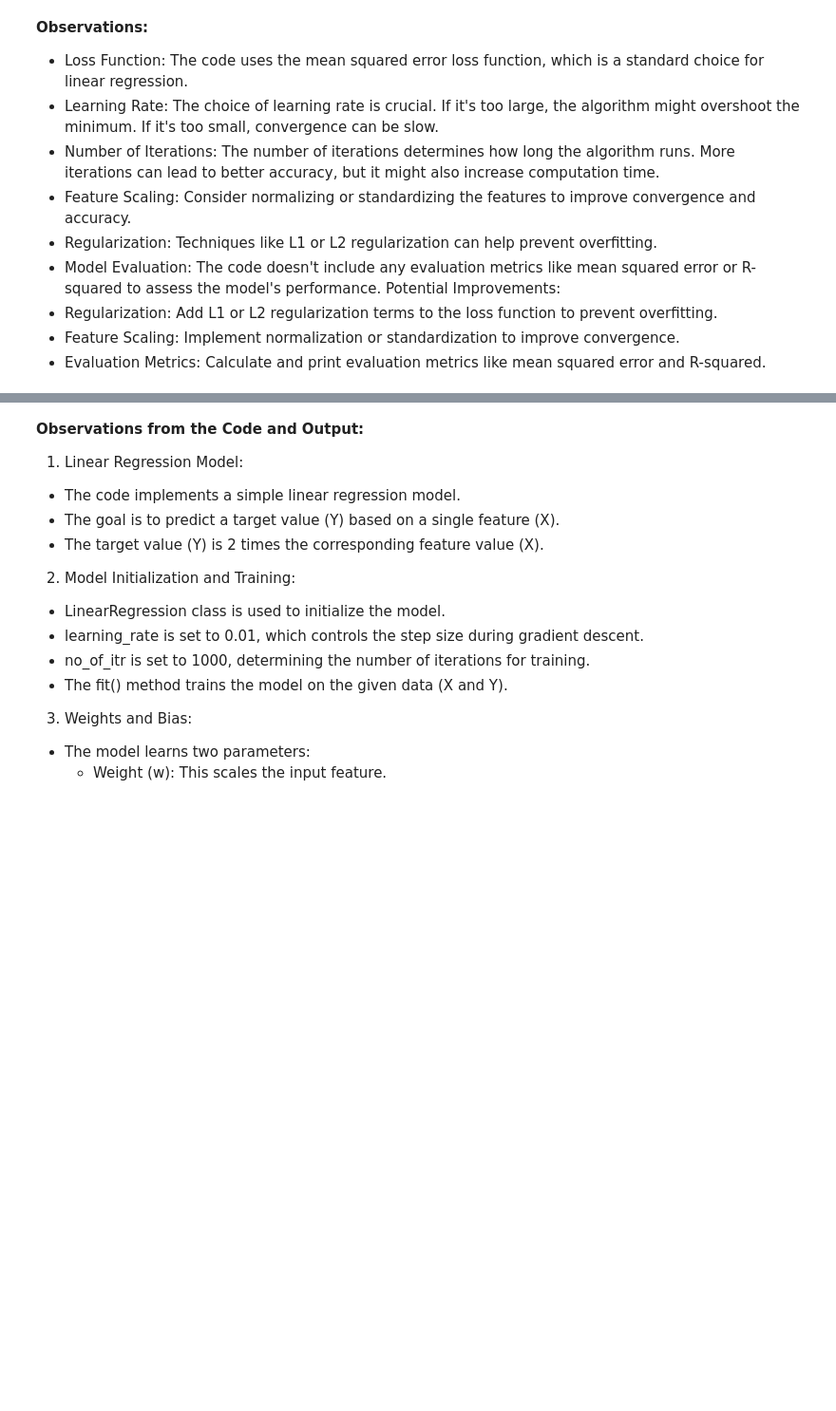
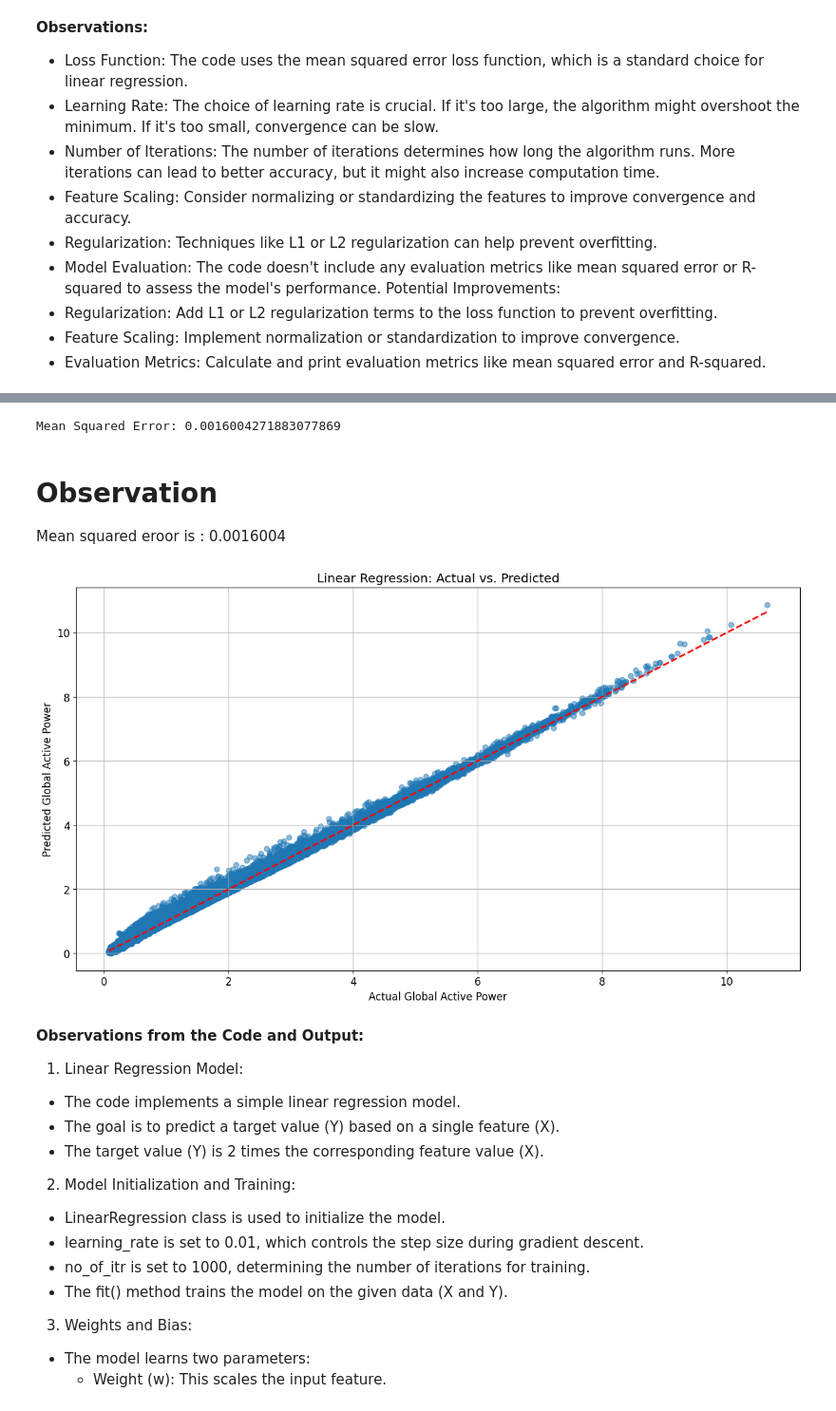
Before and after one commit to kolllurisiripavan/kolllurisiripavan, a Jupyter notebook: siripavan_ecp.ipynb, the cells around one changed output, grey strips where cells are left out. Shown at 95% size. Saved outputs shown, nothing was run; the diff lists cells and outputs as text; code cells hidden in the pictures; blank space fills up the shorter version.

```diff
--- a/siripavan_ecp.ipynb
+++ b/siripavan_ecp.ipynb
@@ -850,3 +708,48 @@ Results: RSS=0.056, Intercept=0.060, Coefficients=0.980
+# %%
+X = df.drop(['Global_active_power', 'Date', 'Time'], axis=1)
+y = df['Global_active_power']
+
+# Split data into training and testing sets
+X_train, X_test, y_train, y_test = train_test_split(X, y, test_size=0.2, random_state=42)
+
+# Convert categorical features to numerical using one-hot encoding
+X_train = pd.get_dummies(X_train)
+X_test = pd.get_dummies(X_test)
+
+# Align columns in case of discrepancies between train and test sets
+X_train, X_test = X_train.align(X_test, join='left', axis=1, fill_value=0)
+
+# Create and train the Linear Regression model
+model = LinearRegression()
+model.fit(X_train, y_train)
+
+# Make predictions on the test set
+y_pred = model.predict(X_test)
+
+# Evaluate the model
+mse = mean_squared_error(y_test, y_pred)
+print(f"Mean Squared Error: {mse}")
+
+# ... (further analysis or visualization of results) ...
+# %% [output]
+Mean Squared Error: 0.0016004271883077869
+# %% [markdown]
+# Observation
+
+Mean squared eroor is : 0.0016004
+# %%
+plt.rcParams['figure.figsize'] = (12, 8)
+plt.rcParams['font.size'] = 12
+plt.rcParams['axes.grid'] = True
+plt.figure(figsize=(15, 8))
+plt.scatter(y_test, y_pred, alpha=0.5)
+plt.plot([y_test.min(), y_test.max()], [y_test.min(), y_test.max()], 'r--', lw=2)
+plt.xlabel("Actual Global Active Power")
+plt.ylabel("Predicted Global Active Power")
+plt.title("Linear Regression: Actual vs. Predicted")
+plt.show()
+# %% [output]
+[figure, added]
 # %% [markdown]
 **Observations from the Code and Output:**
 1. Linear Regression Model:
```
Also changed, not shown: parts of 16 cells of this notebook.
